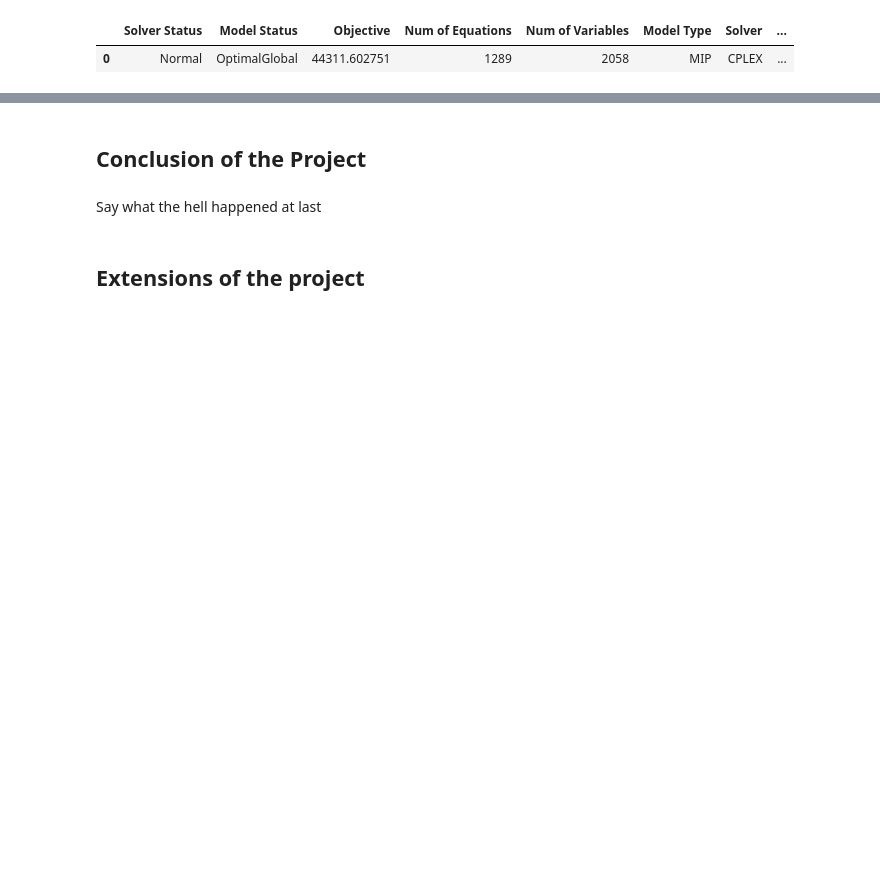
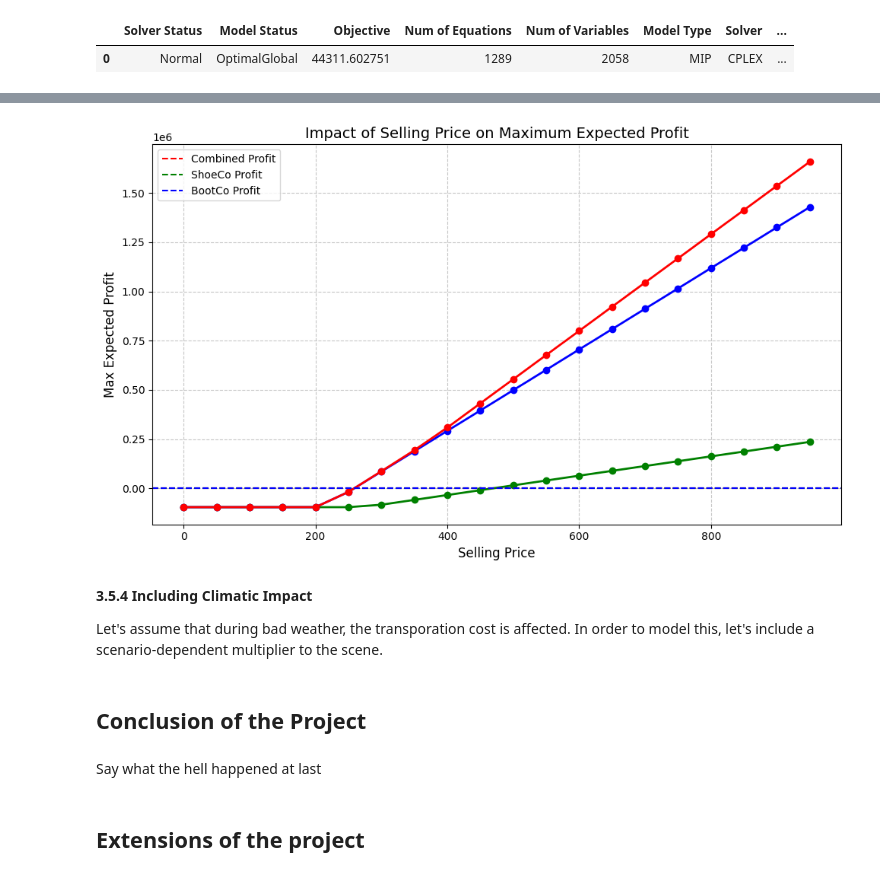
Before and after one commit to ashvin-a/Final-Project-524, a Jupyter notebook: src/main.ipynb, the cells around one changed output, grey strips where cells are left out. Cells and saved outputs as stored; diff of their text form; code cells hidden in the pictures; blank space fills up the shorter version.

```diff
--- a/src/main.ipynb
+++ b/src/main.ipynb
@@ -900,0 +1494,32 @@ get_optimised_profit(shoeco_production_cost=150,
+# %%
+# 2. Unpack Data
+prices = prices_to_test
+shoeco_profits = data_points[0]
+bootco_profits = data_points[1]
+combined_profits = data_points[2]
+
+# 3. Plot
+plt.figure(figsize=(10, 6))
+
+plt.plot(prices, shoeco_profits, marker='o', linestyle='-', color='g', linewidth=2)
+plt.plot(prices, bootco_profits, marker='o', linestyle='-', color='b', linewidth=2)
+plt.plot(prices, combined_profits, marker='o', linestyle='-', color='r', linewidth=2)
+
+plt.title("Impact of Selling Price on Maximum Expected Profit", fontsize=14)
+plt.xlabel("Selling Price", fontsize=12)
+plt.ylabel("Max Expected Profit", fontsize=12)
+plt.grid(True, linestyle='--', alpha=0.7)
+
+plt.axhline(0, color='r', linestyle='--', label="Combined Profit")
+plt.axhline(0, color='g', linestyle='--', label="ShoeCo Profit")
+plt.axhline(0, color='b', linestyle='--', label="BootCo Profit")
+plt.legend()
+
+plt.tight_layout()
+plt.show()
+# %% [output]
+[figure, added]
+# %% [markdown]
+**3.5.4 Including Climatic Impact**
+
+Let's assume that during bad weather, the transporation cost is affected. In order to model this, let's include a scenario-dependent multiplier to the scene.
```
Also changed, not shown: parts of 22 cells of this notebook.
